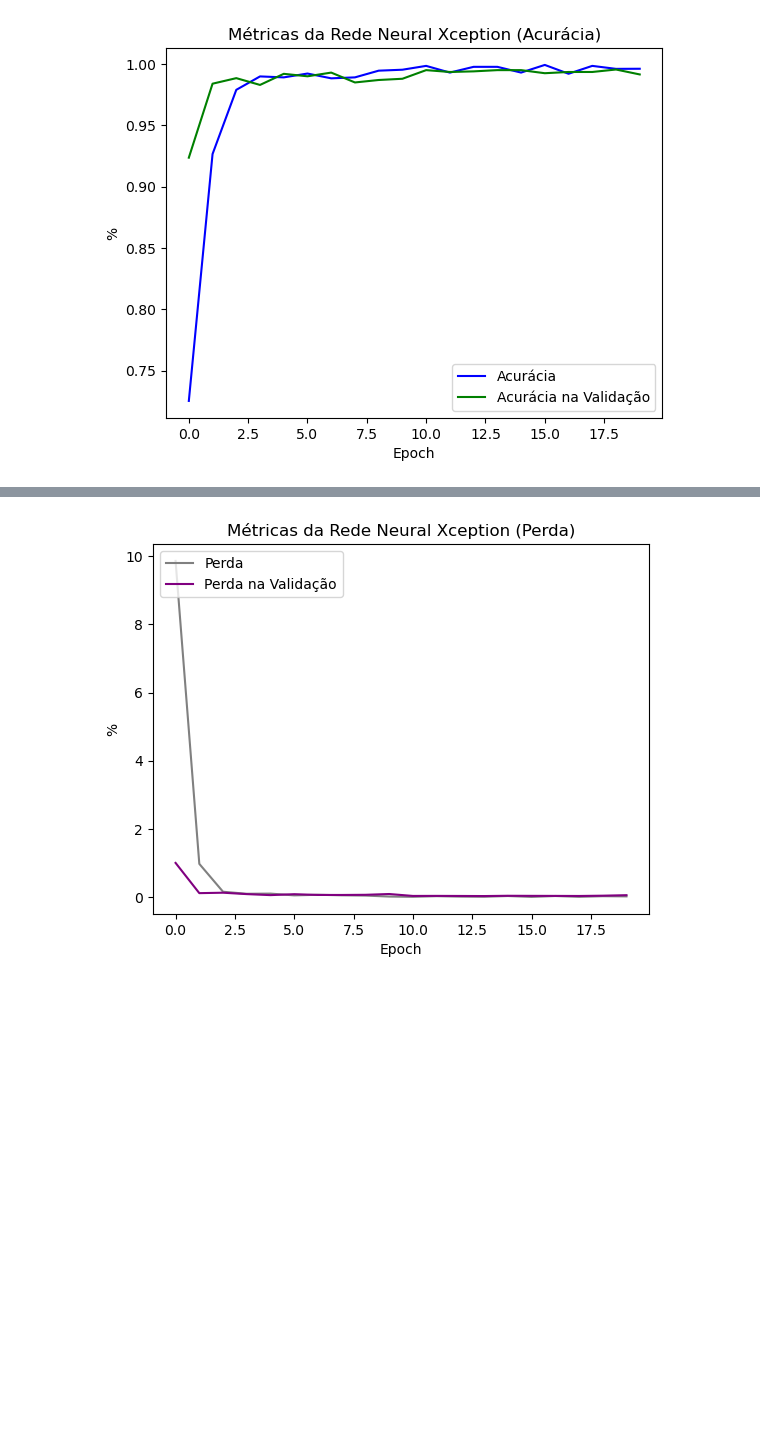
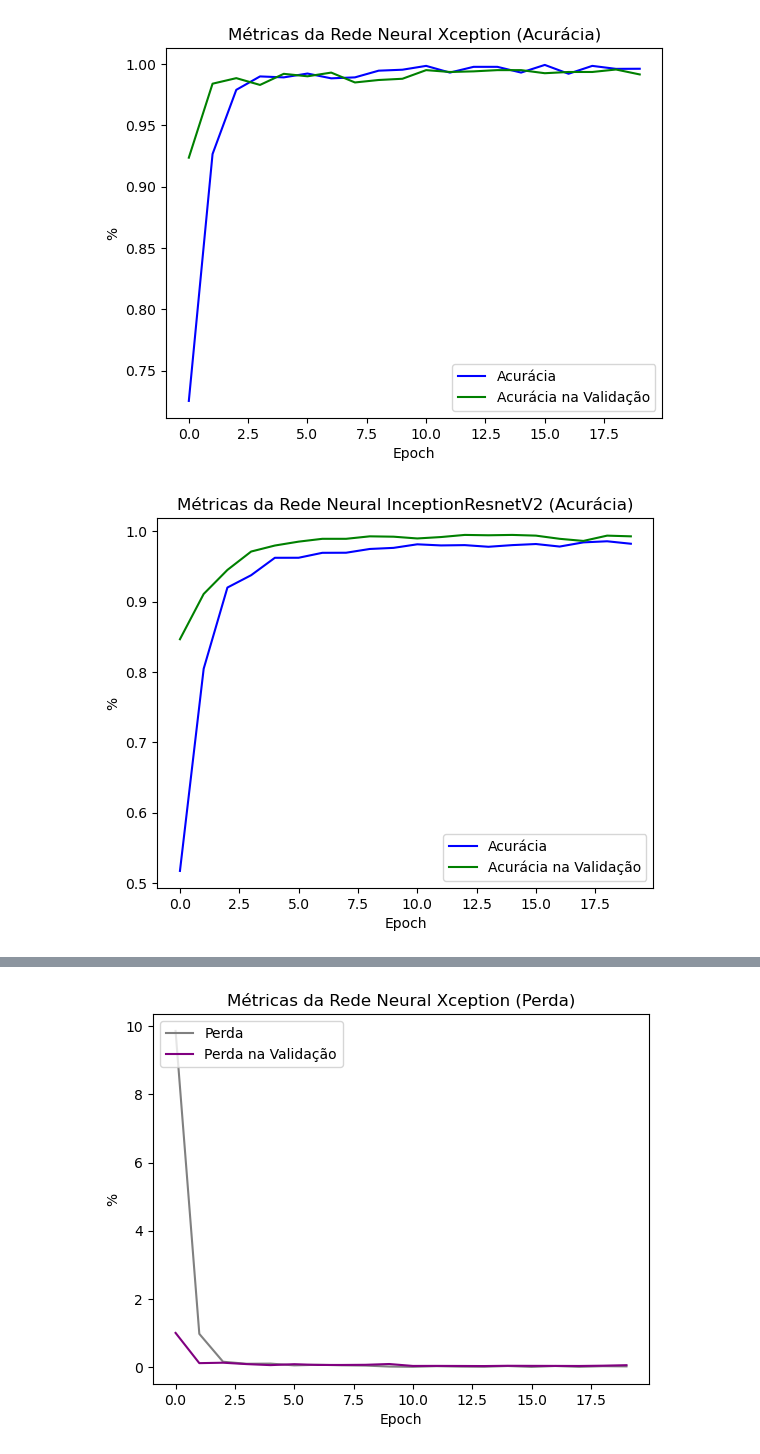
Before and after one commit to d-t-n/quality-inspection-ai-cv-deep-learning, a Jupyter notebook: Model-General-QC-portu-Integrated.ipynb, the cells around one changed output, grey strips where cells are left out. Saved outputs shown, nothing was run; the diff lists cells and outputs as text; code cells hidden in the pictures; blank space fills up the shorter version.

```diff
--- a/Model-General-QC-portu-Integrated.ipynb
+++ b/Model-General-QC-portu-Integrated.ipynb
@@ -122,6 +122,29 @@ print(' Teste: Imagens Ok \t\t: ' + str(len(os.listdir(test_ok))))
 - Normalização
 - tamanho de entrada das imagens para a CNN (300x300)
 - Definicao binaria e RGB
+# %%
+# Geral
+# Utilizando IDG para carregar imagens do diretório
+train_idg = ImageDataGenerator(rescale=1./255, validation_split=0.3) # 30% de separação para validação do treinamento
+test_idg = ImageDataGenerator(rescale=1./255)
+
+# Especificação de parâmetros/argumentos para a geração de dados
+img_size = (300, 300)
+batch_size = 64
+
+arg_train = {'target_size': img_size,
+             'color_mode': 'rgb',
+             'class_mode': 'binary',
+             'batch_size': batch_size}
+arg_test = {'target_size': img_size,
+            'color_mode': 'rgb',
+            'class_mode': 'binary',
+            'batch_size': batch_size,
+            'shuffle': False}
+
+train = train_idg.flow_from_directory(directory=root_dir+'train/', subset='training', **arg_train)
+valid = train_idg.flow_from_directory(directory=root_dir+'train/', subset='validation', **arg_train)
+test  = test_idg.flow_from_directory(directory=root_dir+'test/', **arg_test)
 # %%
 #Xception
 # Utilizando IDG para carregar imagens do diretório
@@ -529,11 +602,13 @@ plt.show()
 # %% [output]
 [figure]
 # %%
-plt.plot(historyi.history['accuracy'], color='blue', label='Acurácia'')
+plt.plot(historyi.history['accuracy'], color='blue', label='Acurácia')
 plt.plot(historyi.history['val_accuracy'], color='green', label='Acurácia na Validação')
-plt.title('Métricas da Rede Neural (Acurácia)')
+plt.title('Métricas da Rede Neural InceptionResnetV2 (Acurácia)')
 plt.ylabel('%')
 plt.xlabel('Epoch')
 plt.legend(loc="lower right")
 plt.show()
+# %% [output]
+[figure, added]
 # %%
```
Also changed, not shown: parts of 20 cells of this notebook.
